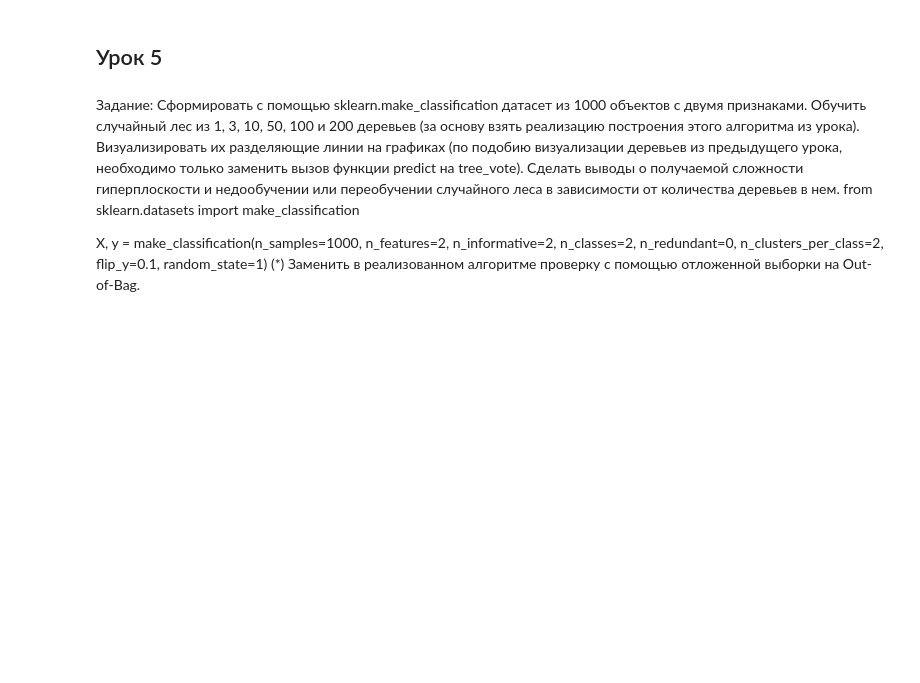
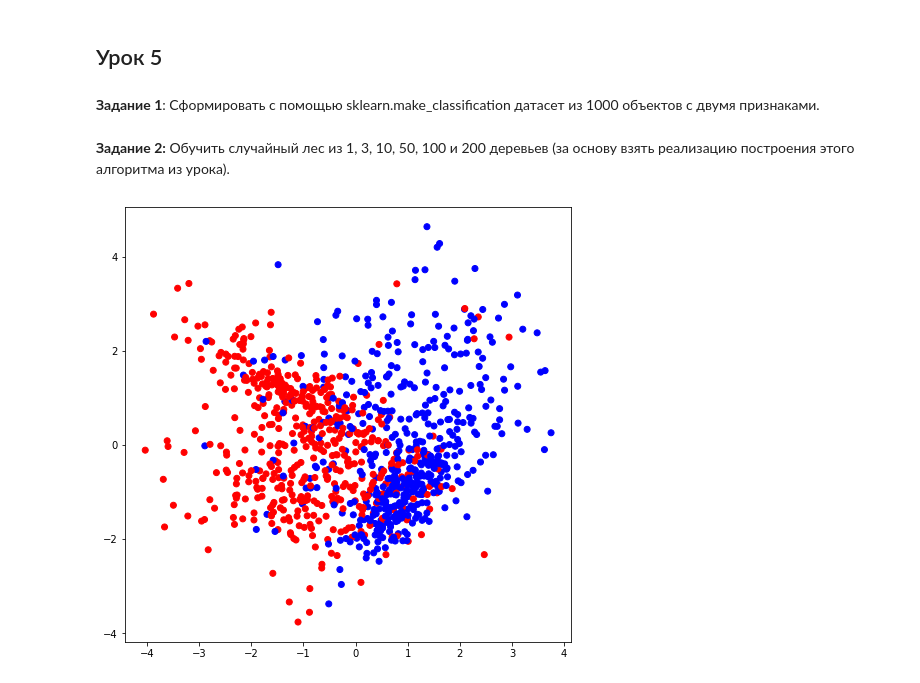
Before and after one commit to kamyninatatyana/ADA, a Jupyter notebook: ADA_HW05.ipynb, the cells around one changed output. Cells and saved outputs as stored; diff of their text form; code cells hidden in the pictures; blank space fills up the shorter version.

```diff
--- a/ADA_HW05.ipynb
+++ b/ADA_HW05.ipynb
@@ -1,15 +1,2 @@
 # %% [markdown]
 ## Урок 5
-# %% [markdown]
-Задание:
-Сформировать с помощью sklearn.make_classification датасет из 1000 объектов с двумя признаками.
-Обучить случайный лес из 1, 3, 10, 50, 100 и 200 деревьев (за основу взять реализацию построения этого алгоритма из урока).
-Визуализировать их разделяющие линии на графиках (по подобию визуализации деревьев из предыдущего урока, необходимо только заменить вызов функции predict на tree_vote).
-Сделать выводы о получаемой сложности гиперплоскости и недообучении или переобучении случайного леса в зависимости от количества деревьев в нем.
-from sklearn.datasets import make_classification
-
-X, y = make_classification(n_samples=1000,
-                           n_features=2, n_informative=2,
-                           n_classes=2, n_redundant=0,
-                           n_clusters_per_class=2, flip_y=0.1, random_state=1)
-(*) Заменить в реализованном алгоритме проверку с помощью отложенной выборки на Out-of-Bag.
@@ -15,0 +11,23 @@ X, y = make_classification(n_samples=1000,
+# %% [markdown]
+<b>Задание 1</b>:
+Сформировать с помощью sklearn.make_classification датасет из 1000 объектов с двумя признаками.
+# %%
+from sklearn.datasets import make_classification
+
+X, y = make_classification(n_samples=1000,
+                           n_features=2, n_informative=2,
+                           n_classes=2, n_redundant=0,
+                           n_clusters_per_class=2, flip_y=0.1, random_state=1)
+# %% [markdown]
+<b>Задание 2:</b> Обучить случайный лес из 1, 3, 10, 50, 100 и 200 деревьев (за основу взять реализацию построения этого алгоритма из урока).
+# %%
+# визуализируем сгенерированные данные
+
+colors = ListedColormap(['red', 'blue'])
+light_colors = ListedColormap(['lightcoral', 'lightblue'])
+
+plt.figure(figsize=(8,8))
+plt.scatter(list(map(lambda x: x[0], X)), list(map(lambda x: x[1], X)),
+              c=y, cmap=colors);
+# %% [output]
+[figure, added]
```
Also changed, not shown: parts of 23 cells of this notebook.
